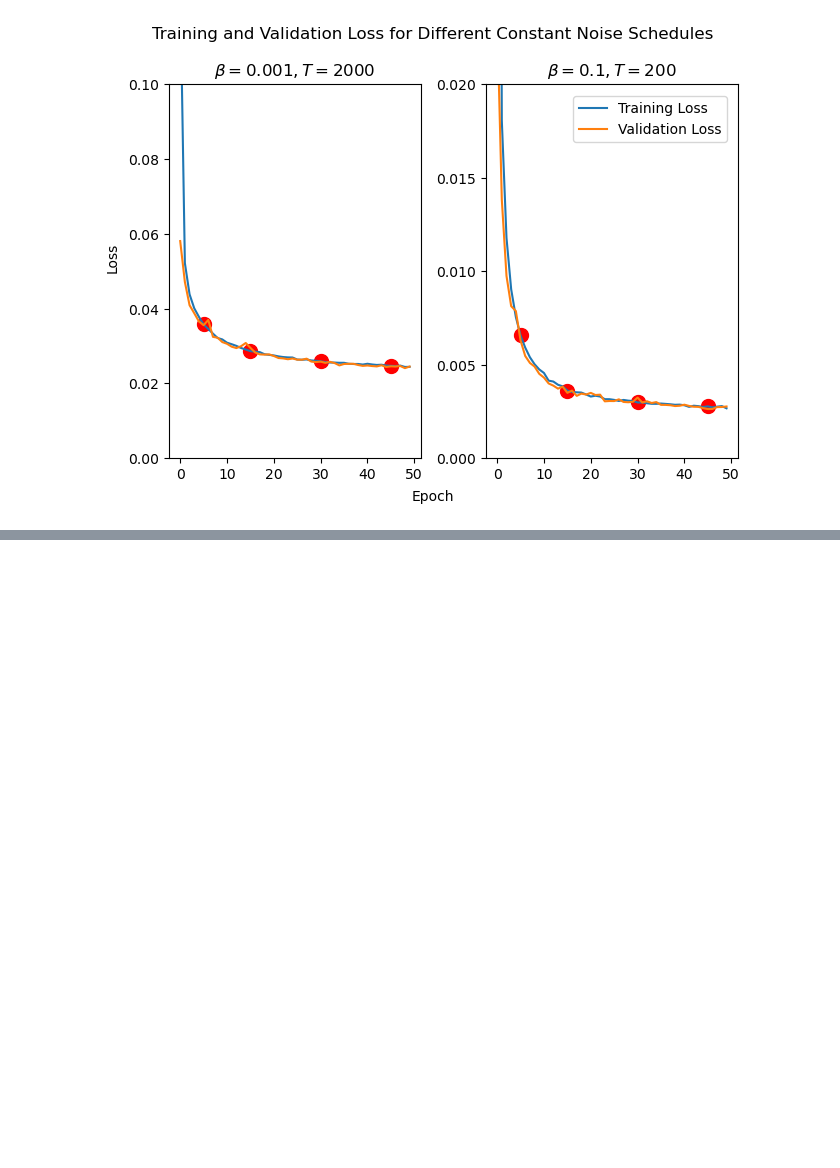
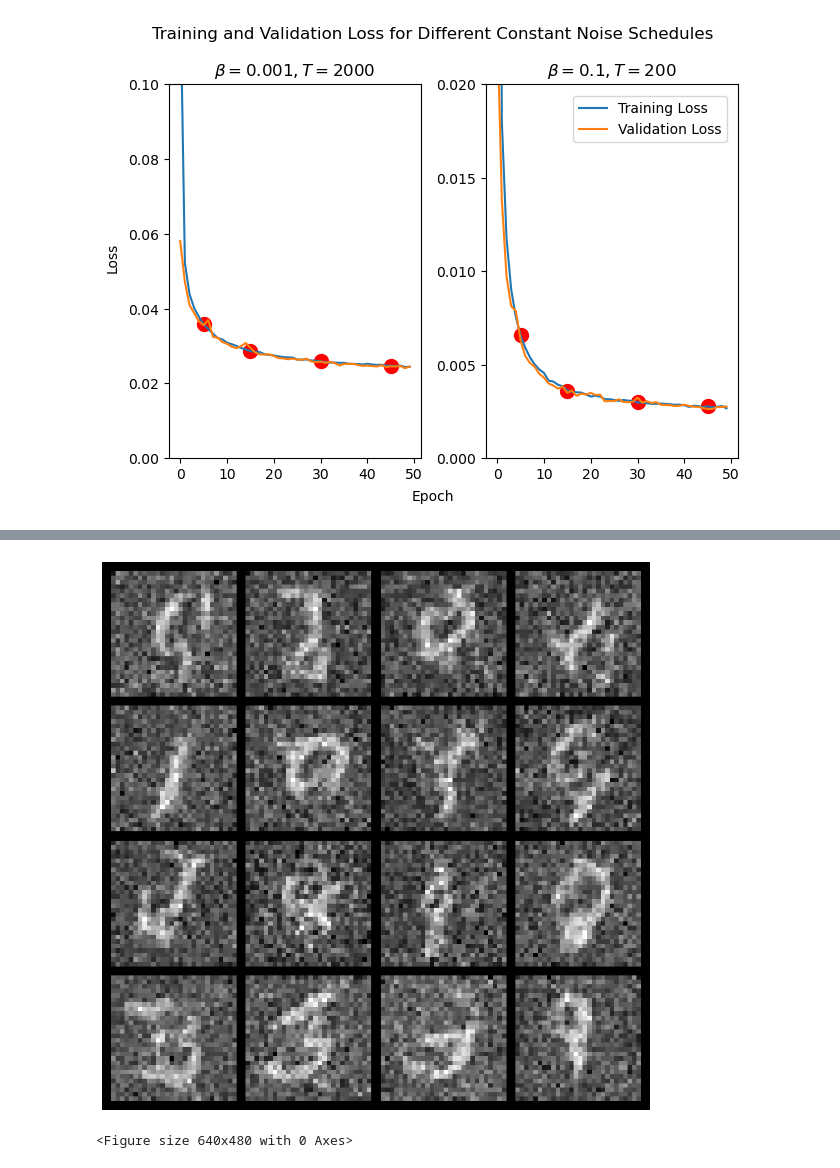
Before and after one commit to VishalJ99/diffusion_model_cw, a Jupyter notebook: src/figs.ipynb, the cells around one changed output, grey strips where cells are left out. Saved outputs shown, nothing was run; the diff lists cells and outputs as text; code cells hidden in the pictures; blank space fills up the shorter version.

```diff
--- a/src/figs.ipynb
+++ b/src/figs.ipynb
@@ -326,0 +357,14 @@ ic| epoch: 45
+# %%
+with torch.no_grad():
+    bad_model.eval()
+    # keep sampling model until we get a good sample.
+    z_t = bad_model.uncond_sample(16, x.shape, accelerator.device)
+    plt = make_uncond_samples_plot(z_t, 4)
+# %% [output]
+[figure, added]
+# %%
+plt.savefig(
+    "../report/figs/q1c_well_bad_uncond_samples.png", bbox_inches="tight", dpi=300
+)
+# %% [output]
+<Figure size 640x480 with 0 Axes>
```
Also changed, not shown: parts of 7 cells of this notebook, 8 other files.
